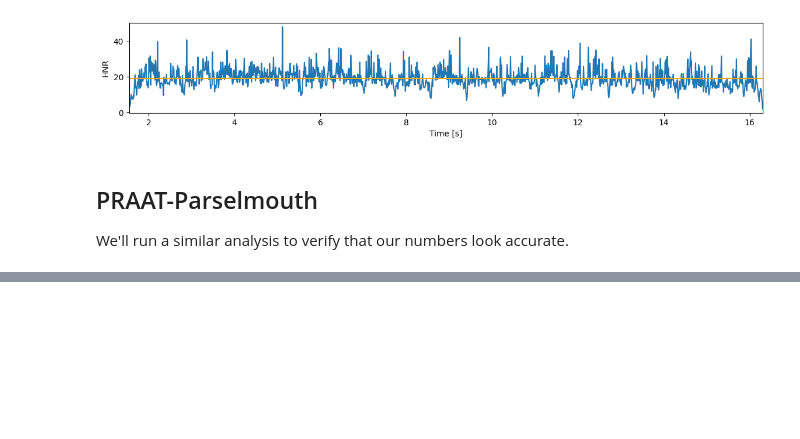
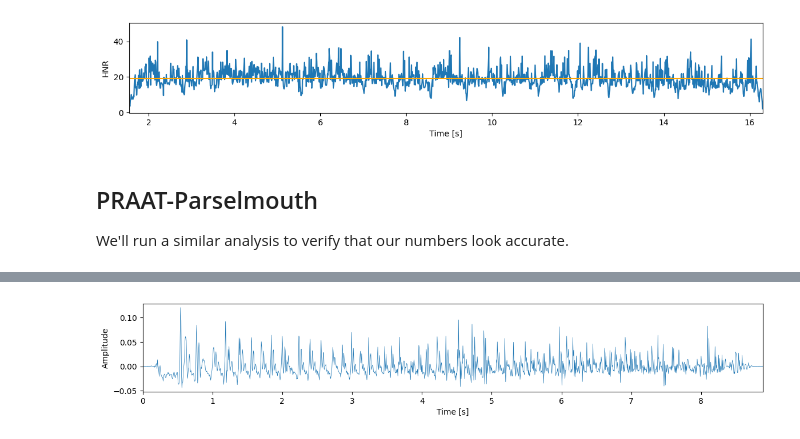
Before and after one commit to pplantinga/ParkinsonSpeechAI, a Jupyter notebook: voice-analysis.ipynb, the cells around one changed output, grey strips where cells are left out. Saved outputs shown, nothing was run; the diff lists cells and outputs as text; code cells hidden in the pictures; blank space fills up the shorter version.

```diff
--- a/voice-analysis.ipynb
+++ b/voice-analysis.ipynb
@@ -240,0 +250,13 @@ Average HNR (PRAAT): 19.3%
+# %%
+audio_filename = "qpn_MNI0144_a1.wav"
+audio, sample_rate = torchaudio.load(audio_filename)
+
+# Downsample to reduce number of points on the plot
+downsample_factor = 100
+xs = torch.arange(len(audio[0,::downsample_factor])) / sample_rate * downsample_factor
+plt.plot(xs, audio[0,::downsample_factor], linewidth=.5)
+plt.xlabel("Time [s]")
+plt.ylabel("Amplitude")
+plt.show()
+# %% [output]
+[figure, added]
```
Also changed, not shown: parts of 17 cells of this notebook.
